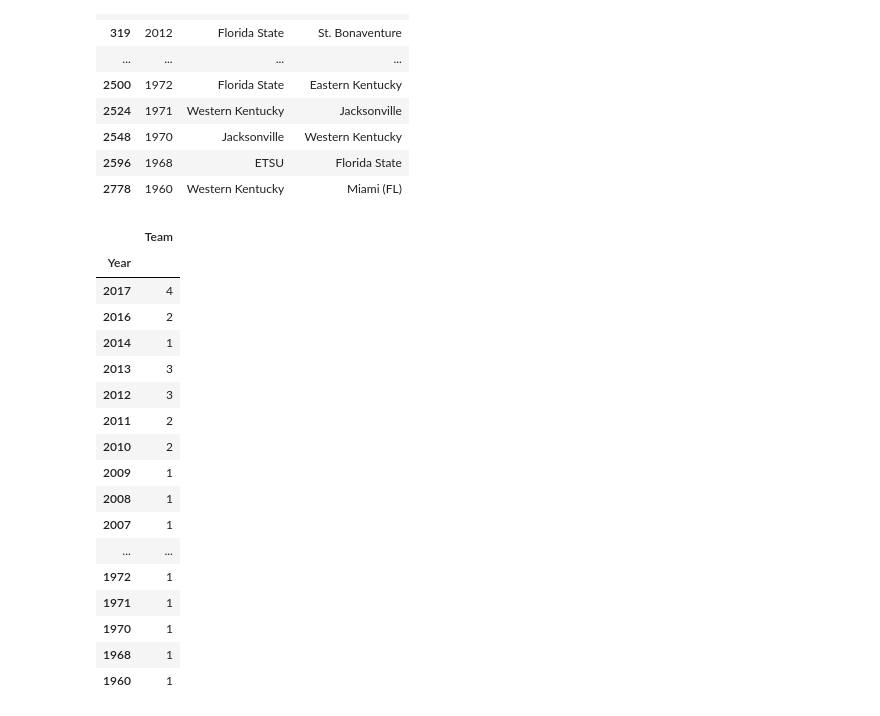
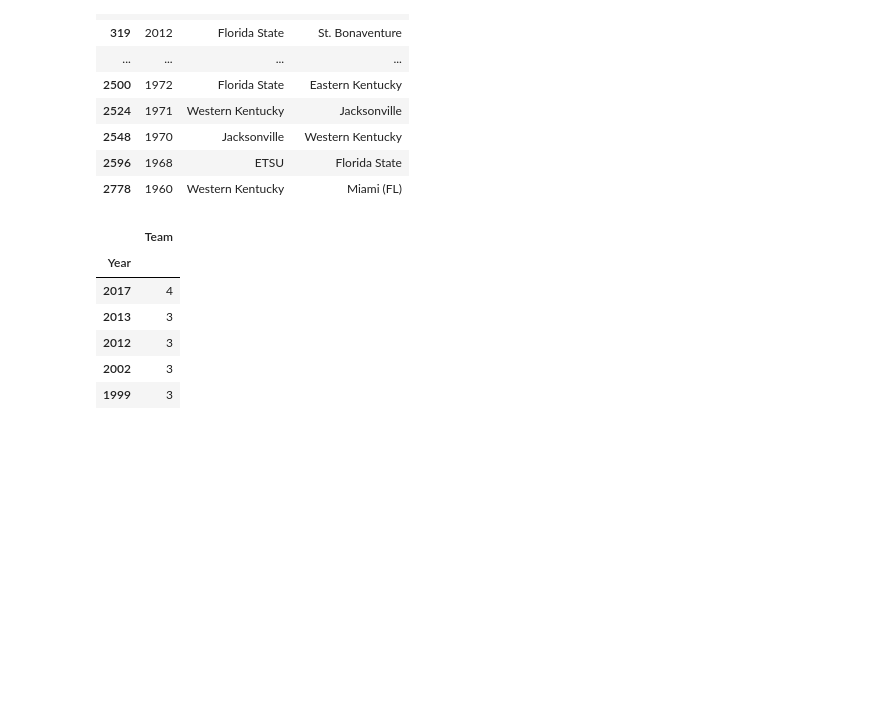
Before and after one commit to dholubek/ncaa_seeds, a Jupyter notebook: ncaa_all_years.ipynb, the cells around one changed output. Cells and saved outputs as stored; diff of their text form; code cells hidden in the pictures; blank space fills up the shorter version.

```diff
--- a/ncaa_all_years.ipynb
+++ b/ncaa_all_years.ipynb
@@ -21,7 +21,7 @@ def tidy_location(loc_str):
         return loc_str[len('at '):]
 
 def tidy_team_name(team_name):
-    team_name.replace(';','')
+    return team_name.rstrip(';')
 # %%
 first_year_of_tourney = 1939
 def get_bracket():
@@ -55,14 +55,14 @@ def get_bracket():
                                     if len(seeds_loc) > 2:
                                         winner = gm.find('div', {'class':'winner'})
                                         if winner is not None:
-                                            winning_team = winner.find('a').string
+                                            winning_team = tidy_team_name(winner.find('a').string)
                                         seed1 = seeds_loc[0].string
                                         seed2 = seeds_loc[1].string
                                         currLoc = tidy_location(seeds_loc[2].string)
                                         alist = gm.select('div a')
                                         if len(alist) > 2:
-                                            team1 = alist[0].string
-                                            team2 = alist[2].string
+                                            team1 = tidy_team_name(alist[0].string)
+                                            team2 = tidy_team_name(alist[2].string)
                                             bracketRow = [year, region, bracket_round, seed1, team1,
                                                           currLoc, seed2, team2, winning_team]
                                             bracket.append(bracketRow)
@@ -76,7 +76,7 @@ df = get_bracket()
 df.to_csv('ncaa.csv')
 # %%
 df1 = df.loc[(df['Round'] == 1)]
-fl_list = ['Florida', 'Florida State', 'Miami (FL)', 'Jacksonville', 'UCF', 'Florida Gulf Coast', 'South Florida', 'Florida A&M;','Florida International', 'Florida Atlantic']
+fl_list = ['Florida', 'Florida State', 'Miami (FL)', 'Jacksonville', 'UCF', 'Florida Gulf Coast', 'South Florida', 'Florida A&M','Florida International', 'Florida Atlantic']
 
 df1_teams_year = df1.loc[:, ['Year','Team','Opponent']]
 df1_teams = df1.loc[:, ['Team','Opponent']]
@@ -91,7 +91,6 @@ df_fl_team_app = pd.DataFrame(fl_team_app, columns=['Team', 'Appearances'])
 ax = df_fl_team_app.plot.barh(xticks=range(0, df_fl_team_app.Appearances.max()+1))
 ax.set_yticklabels(df_fl_team_app.Team)
 ax.invert_yaxis()
-#fig = ax.get_figure()
-#type(ax)
+
 ax.figure.savefig('florida_teams_ncaa_apperances.png')
 # %% [output]
@@ -146,27 +146,17 @@ fl_teams_by_year
 # %%
 df1_teams_year_t = df1_teams_year.loc[:, ['Year','Team']][df1_teams_year.Team.isin(fl_list)]
 df1_teams_year_o = df1_teams_year.loc[:, ['Year','Opponent']][df1_teams_year.Opponent.isin(fl_list)]
 df1_teams_year_o.rename(columns={'Opponent':'Team'}, inplace=True)
 df1_teams_fl_agg = pd.concat([df1_teams_year_t, df1_teams_year_o])
 df1_teams_fl_agg.groupby('Year')
 final_count = df1_teams_fl_agg.groupby('Year').count().sort_index(axis=0, ascending=False)
-final_count
+fl_three_or_more = final_count[final_count.values >= 3]
+fl_three_or_more
 # %% [output]
 |  | Team |
 | Year |  |
 | 2017 | 4 |
-| 2016 | 2 |
-| 2014 | 1 |
 | 2013 | 3 |
 | 2012 | 3 |
-| 2011 | 2 |
-| 2010 | 2 |
-| 2009 | 1 |
-| 2008 | 1 |
-| 2007 | 1 |
-| ... | ... |
-| 1972 | 1 |
-| 1971 | 1 |
-| 1970 | 1 |
-| 1968 | 1 |
-| 1960 | 1 |
+| 2002 | 3 |
+| 1999 | 3 |
```
Also changed, not shown: parts of 6 cells of this notebook, 4 other files.
